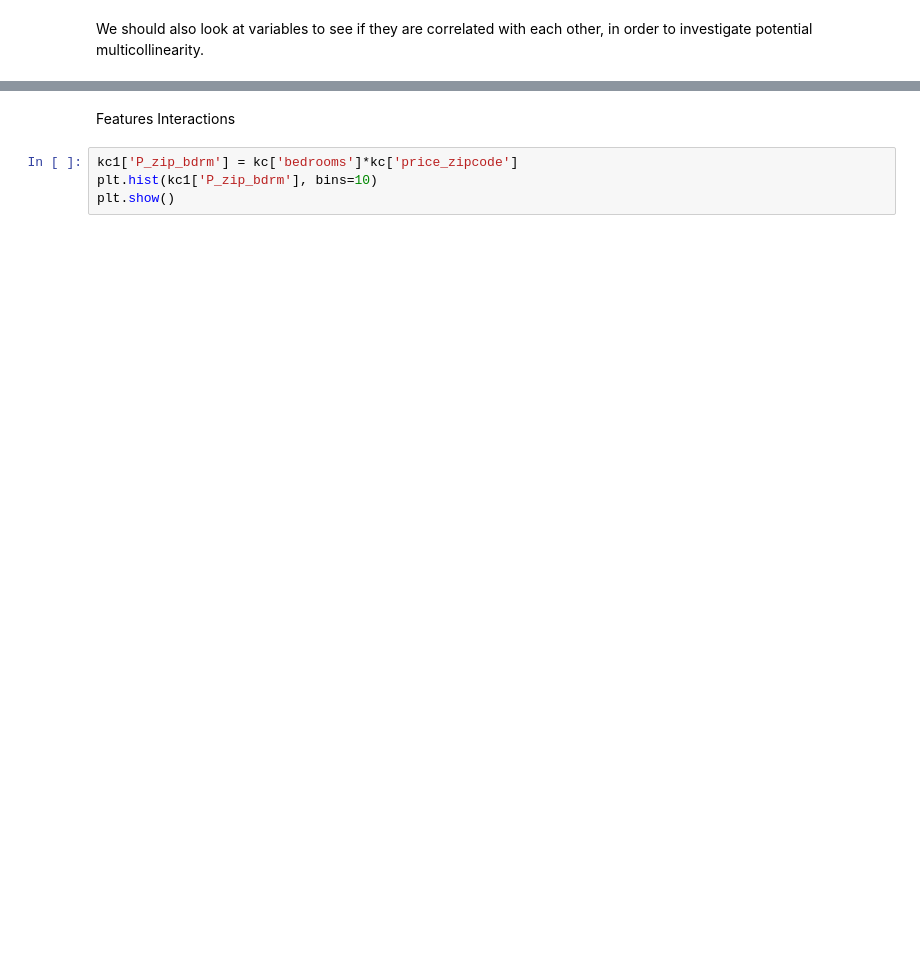
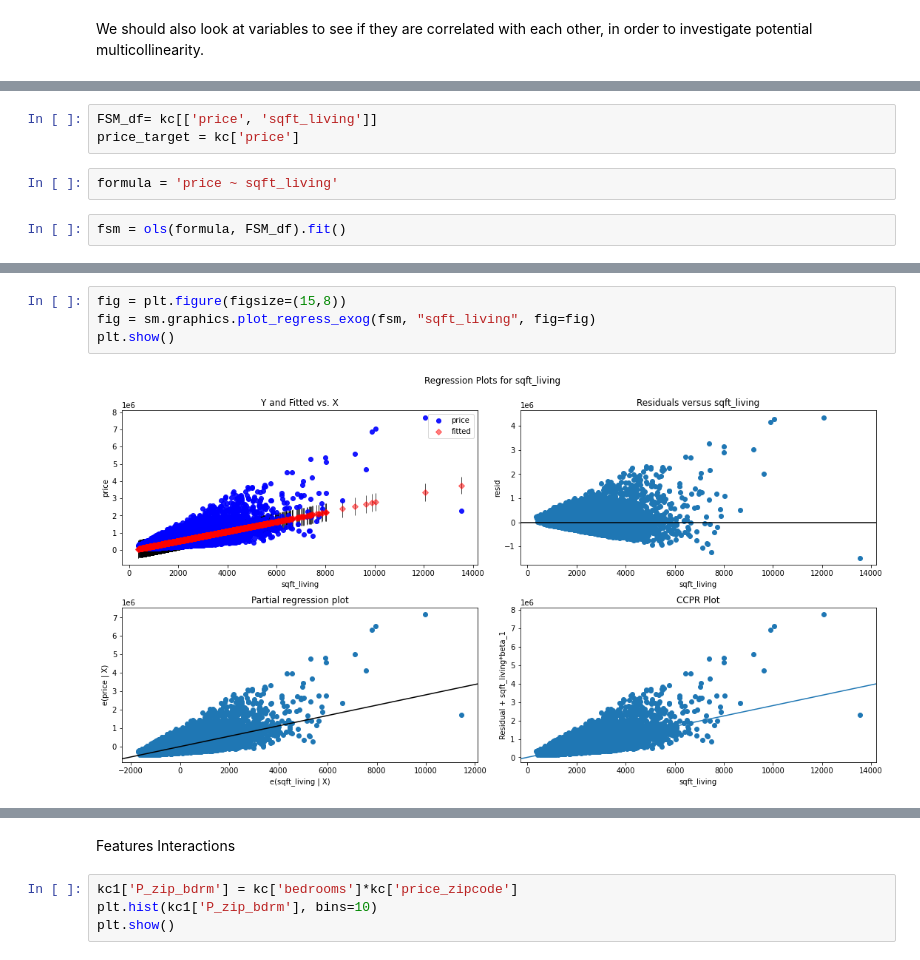
Before and after one commit to ekvu/phase_2_project_King_County_RE, a Jupyter notebook: Final_Technical_notebook.ipynb, the cells around one changed output, grey strips where cells are left out. Cells and saved outputs as stored; diff of their text form; blank space fills up the shorter version.

```diff
--- a/Final_Technical_notebook.ipynb
+++ b/Final_Technical_notebook.ipynb
@@ -408,0 +401,7 @@ kc1
+# %%
+FSM_df= kc[['price', 'sqft_living']]
+price_target = kc['price']
+# %%
+formula = 'price ~ sqft_living'
+# %%
+fsm = ols(formula, FSM_df).fit()
@@ -408,0 +429,6 @@ kc1
+# %%
+fig = plt.figure(figsize=(15,8))
+fig = sm.graphics.plot_regress_exog(fsm, "sqft_living", fig=fig)
+plt.show()
+# %% [output]
+[figure, added]
```
Also changed, not shown: parts of 42 cells of this notebook.
